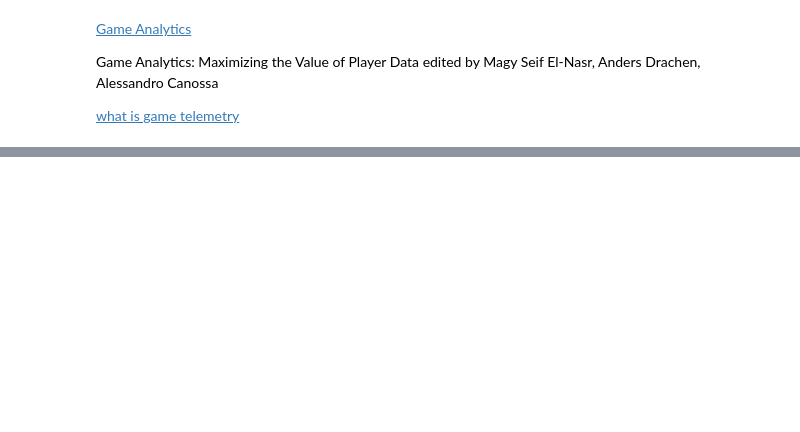
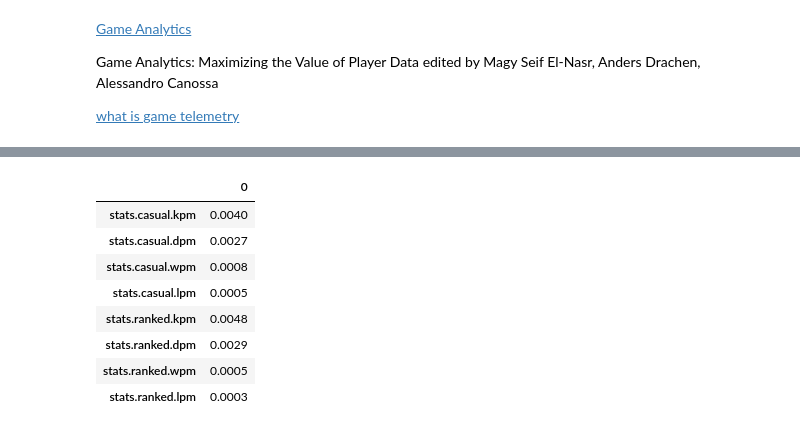
Before and after one commit to hernamesbarbara/r6stats, a Jupyter notebook: notebooks/Radar Players.ipynb, the cells around one changed output, grey strips where cells are left out. Drawn from its saved outputs; the diff is of its cells as text; code cells hidden in the pictures; blank space fills up the shorter version.

```diff
--- a/notebooks/Radar Players.ipynb
+++ b/notebooks/Radar Players.ipynb
@@ -85,0 +184,22 @@ values = values + [1.2, 1.7]
+# %%
+stats = [
+    'stats.casual.kpm',
+    'stats.casual.dpm',
+    'stats.casual.wpm',
+    'stats.casual.lpm',
+    'stats.ranked.kpm',
+    'stats.ranked.dpm',
+    'stats.ranked.wpm',
+    'stats.ranked.lpm'
+]
+prep_row_data_for_radar_plot(df.head(1), stats)
+# %% [output]
+|  | 0 |
+| stats.casual.kpm | 0.0040 |
+| stats.casual.dpm | 0.0027 |
+| stats.casual.wpm | 0.0008 |
+| stats.casual.lpm | 0.0005 |
+| stats.ranked.kpm | 0.0048 |
+| stats.ranked.dpm | 0.0029 |
+| stats.ranked.wpm | 0.0005 |
+| stats.ranked.lpm | 0.0003 |
```
Also changed, not shown: parts of 17 cells of this notebook, 1 other file.
